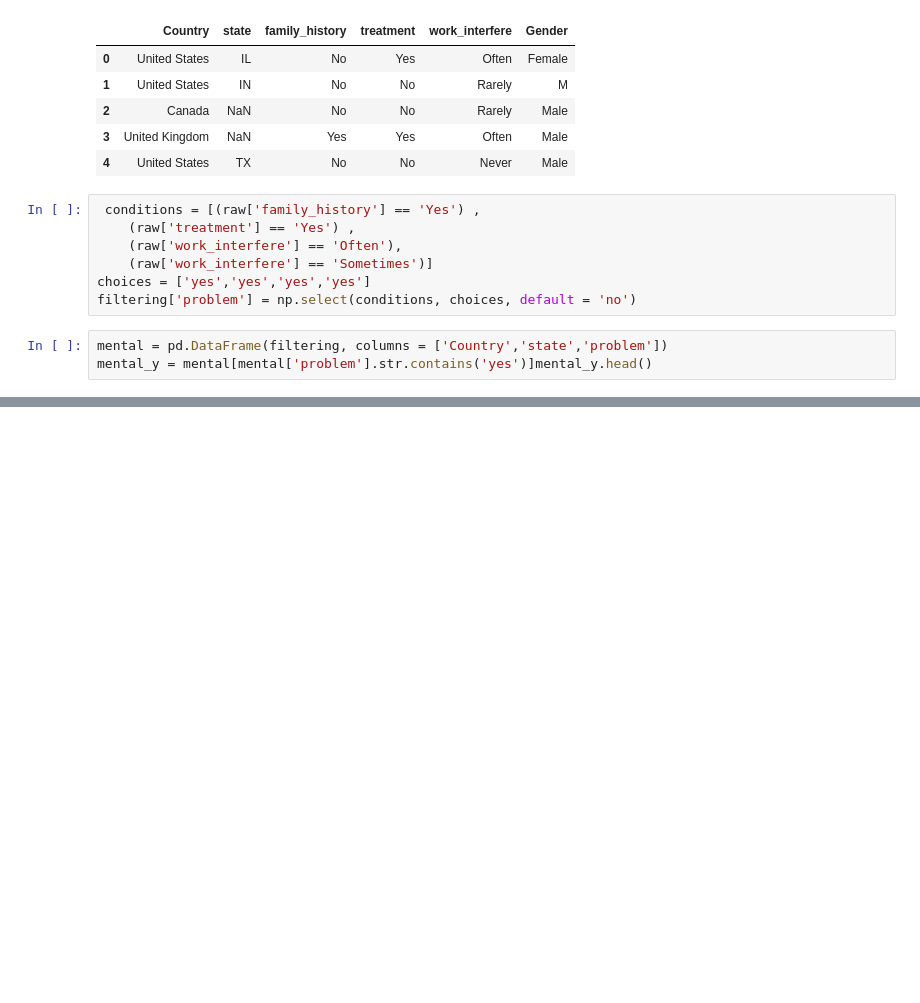
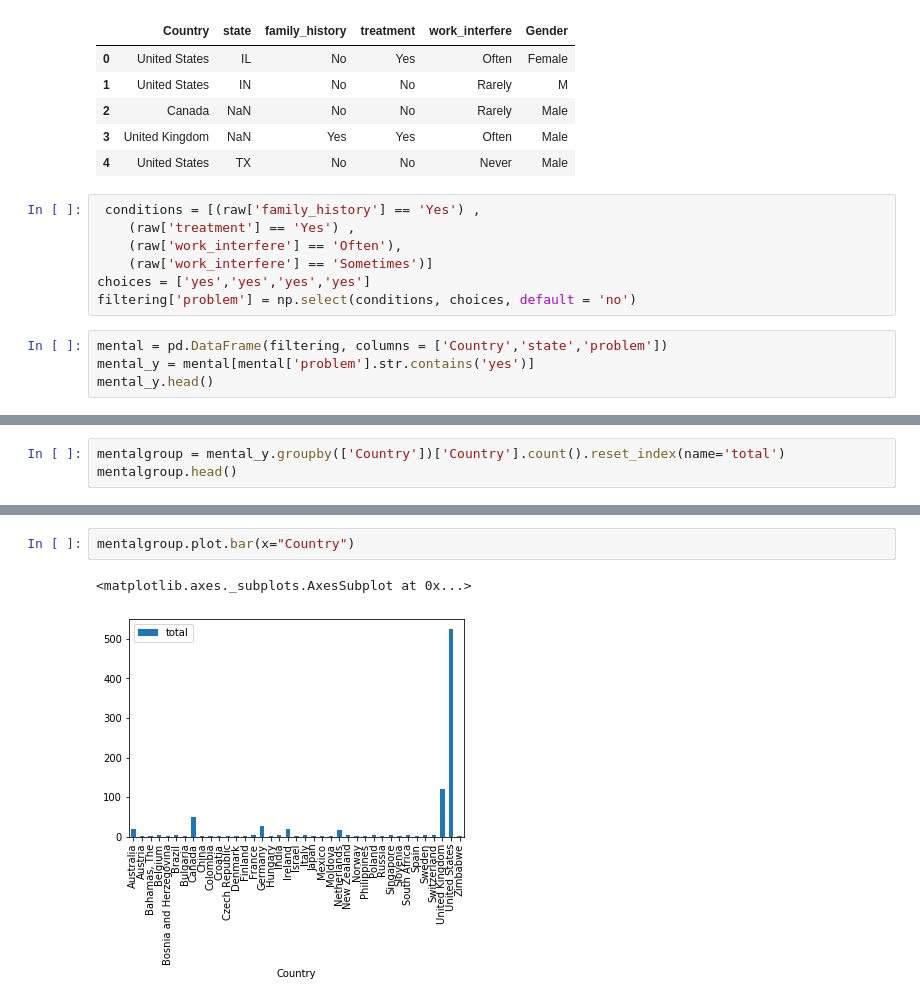
Before and after one commit to Rewanth23/rewanthassign, a Jupyter notebook: 1202finalassignment#4.ipynb, the cells around one changed output, grey strips where cells are left out. Drawn from its saved outputs; the diff is of its cells as text; blank space fills up the shorter version.

Commit message:
plot

```diff
--- a/1202finalassignment#4.ipynb
+++ b/1202finalassignment#4.ipynb
@@ -33,4 +33,5 @@ choices = ['yes','yes','yes','yes']
 filtering['problem'] = np.select(conditions, choices, default = 'no')
 # %%
 mental = pd.DataFrame(filtering, columns = ['Country','state','problem'])
-mental_y = mental[mental['problem'].str.contains('yes')]mental_y.head()
+mental_y = mental[mental['problem'].str.contains('yes')]
+mental_y.head()
@@ -36,0 +45,3 @@ mental_y = mental[mental['problem'].str.contains('yes')]mental_y.head()
+# %%
+mentalgroup = mental_y.groupby(['Country'])['Country'].count().reset_index(name='total')
+mentalgroup.head()
@@ -36,0 +55,5 @@ mental_y = mental[mental['problem'].str.contains('yes')]mental_y.head()
+# %%
+mentalgroup.plot.bar(x="Country")
+# %% [output]
+<matplotlib.axes._subplots.AxesSubplot at 0x...>
+[figure, added]
```
Also changed, not shown: parts of 2 cells of this notebook.
